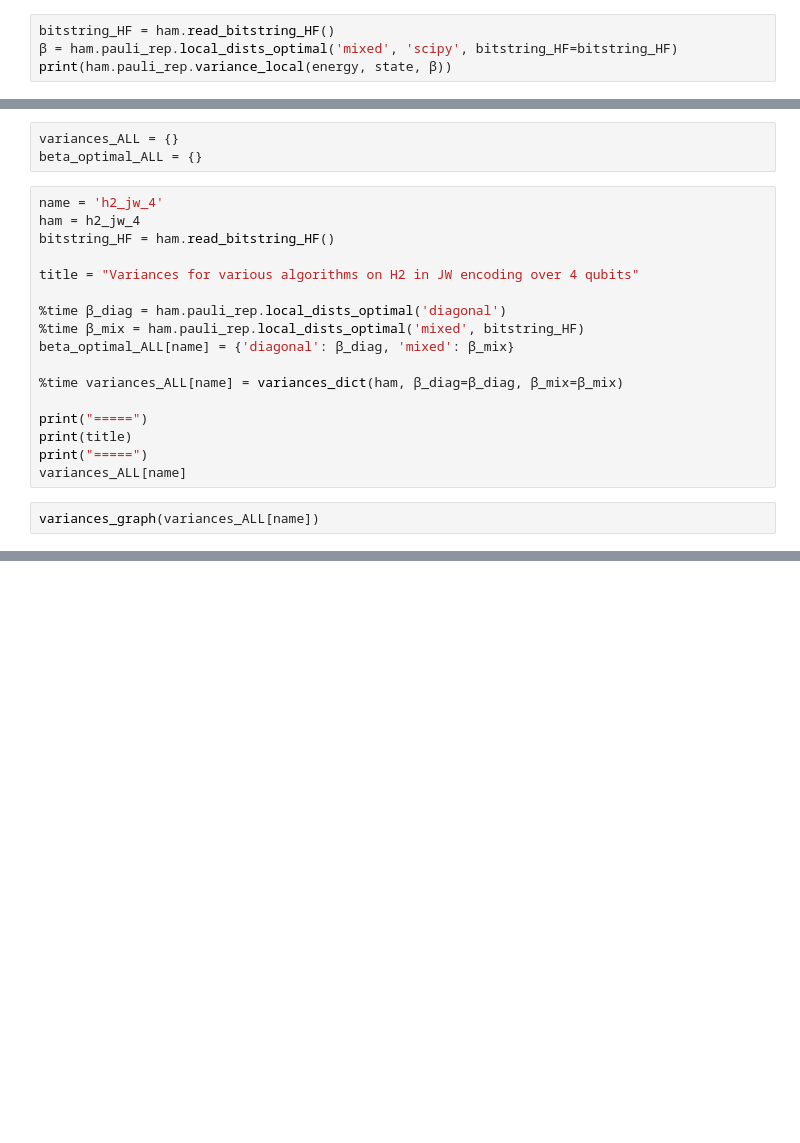
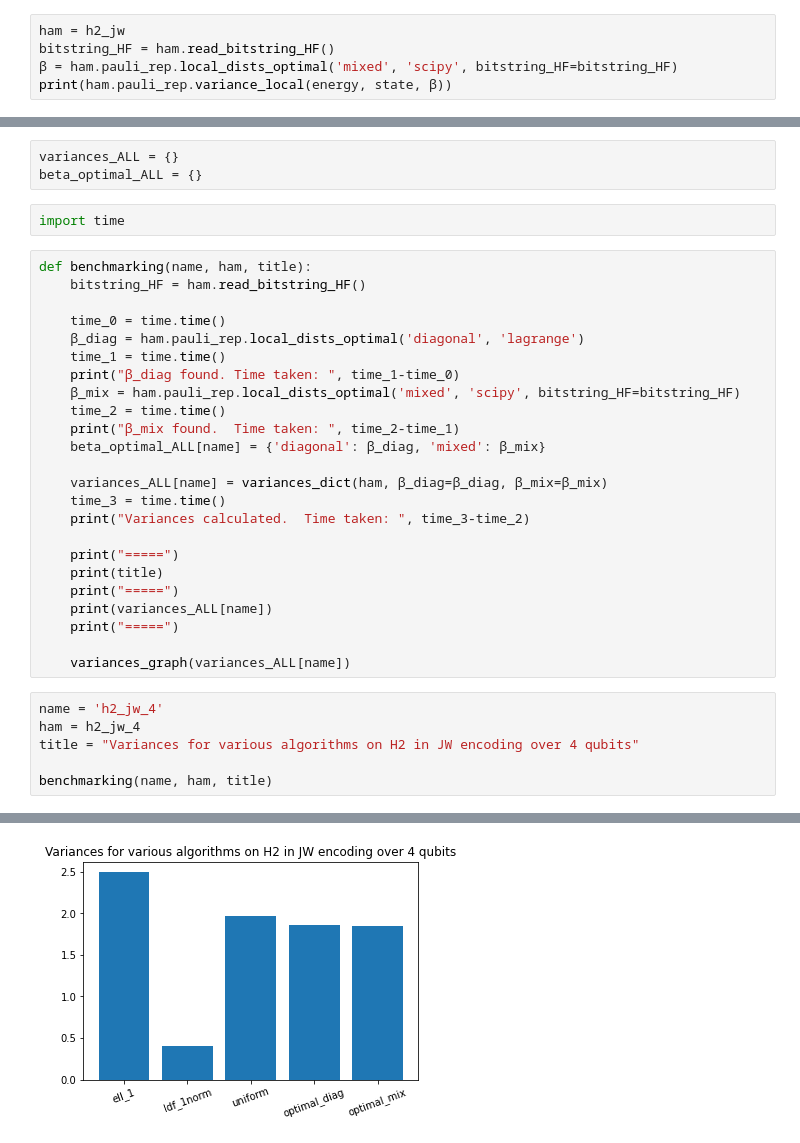
Before and after one commit to charleshadfield/variances, a Jupyter notebook: python/intro.ipynb, the cells around one changed output, grey strips where cells are left out. Cells and saved outputs as stored; diff of their text form; blank space fills up the shorter version.

Commit message:
intro streamlined, encoding-comparison TODO

```diff
--- a/python/intro.ipynb
+++ b/python/intro.ipynb
@@ -175,6 +207,7 @@ Then the cost function to optimise will be:
 
 Warning, the small Hamiltonians don't follow the pattern because they use other reduction techniques
 # %%
+ham = h2_jw
 bitstring_HF = ham.read_bitstring_HF()
 β = ham.pauli_rep.local_dists_optimal('mixed', 'scipy', bitstring_HF=bitstring_HF)
 print(ham.pauli_rep.variance_local(energy, state, β))
@@ -260,22 +297,36 @@ def variances_graph(variances):
 # %%
 variances_ALL = {}
 beta_optimal_ALL = {}
+# %%
+import time
 # %%
-name = 'h2_jw_4'
-ham = h2_jw_4
-bitstring_HF = ham.read_bitstring_HF()
+def benchmarking(name, ham, title):
+    bitstring_HF = ham.read_bitstring_HF()
 
-title = "Variances for various algorithms on H2 in JW encoding over 4 qubits"
+    time_0 = time.time()
+    β_diag = ham.pauli_rep.local_dists_optimal('diagonal', 'lagrange')
+    time_1 = time.time()
+    print("β_diag found. Time taken: ", time_1-time_0)
+    β_mix = ham.pauli_rep.local_dists_optimal('mixed', 'scipy', bitstring_HF=bitstring_HF)
+    time_2 = time.time()
+    print("β_mix found.  Time taken: ", time_2-time_1)
+    beta_optimal_ALL[name] = {'diagonal': β_diag, 'mixed': β_mix}
 
-%time β_diag = ham.pauli_rep.local_dists_optimal('diagonal')
-%time β_mix = ham.pauli_rep.local_dists_optimal('mixed', bitstring_HF)
-beta_optimal_ALL[name] = {'diagonal': β_diag, 'mixed': β_mix}
+    variances_ALL[name] = variances_dict(ham, β_diag=β_diag, β_mix=β_mix)
+    time_3 = time.time()
+    print("Variances calculated.  Time taken: ", time_3-time_2)
 
-%time variances_ALL[name] = variances_dict(ham, β_diag=β_diag, β_mix=β_mix)
+    print("=====")
+    print(title)
+    print("=====")
+    print(variances_ALL[name])
+    print("=====")
 
-print("=====")
-print(title)
-print("=====")
-variances_ALL[name]
+    variances_graph(variances_ALL[name])
-# %%
-variances_graph(variances_ALL[name])
+# %%
+name = 'h2_jw_4'
+ham = h2_jw_4
+title = "Variances for various algorithms on H2 in JW encoding over 4 qubits"
+
+benchmarking(name, ham, title)
+# %% [output]
@@ -282,3 +347,4 @@ variances_graph(variances_ALL[name])
+[figure, added]
 # %%
 name = 'h2_jw'
 ham = h2_jw
```
Also changed, not shown: parts of 19 cells of this notebook, 1 other file.
